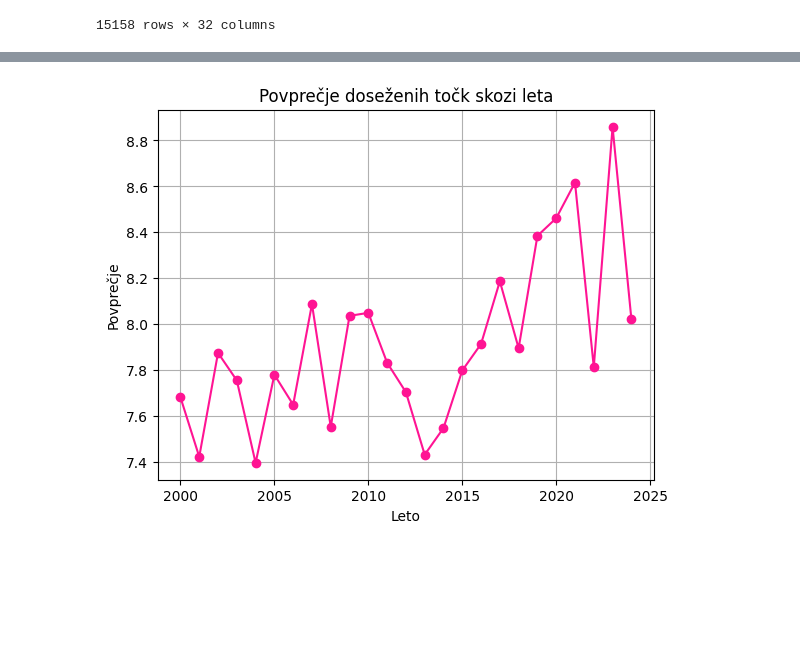
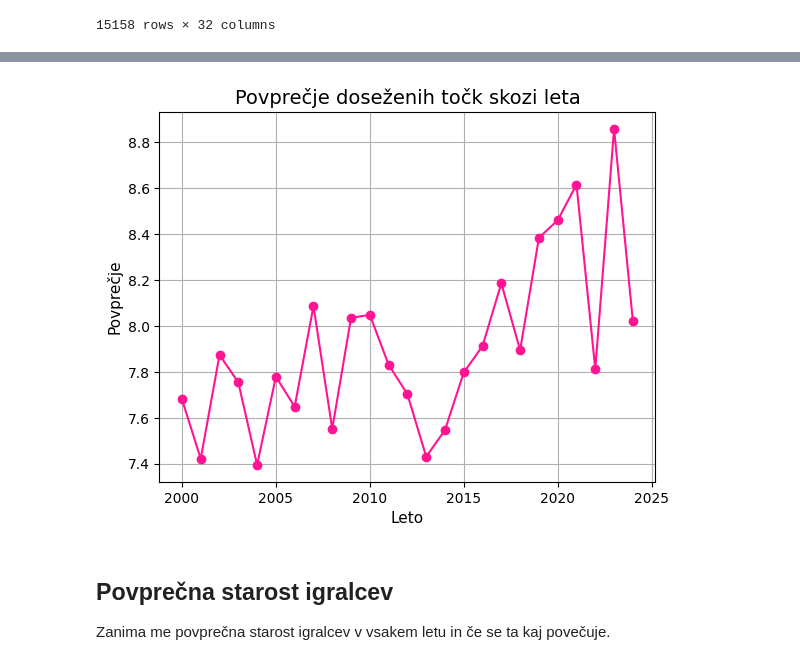
Before and after one commit to neza111/Projektna-naloga-UVP, a Jupyter notebook: analiza_podatkov.ipynb, the cells around one changed output, grey strips where cells are left out. Drawn from its saved outputs; the diff is of its cells as text; code cells hidden in the pictures; blank space fills up the shorter version.

```diff
--- a/analiza_podatkov.ipynb
+++ b/analiza_podatkov.ipynb
@@ -66,9 +109,13 @@ Name: PTS, dtype: float64
 # %%
 povprečje.plot(x="Year", y="mean", kind="line", legend=False, marker="o", color="deeppink")
-plt.title("Povprečje doseženih točk skozi leta")
-plt.xlabel("Leto")
-plt.ylabel("Povprečje")
+plt.title("Povprečje doseženih točk skozi leta", fontsize=14)
+plt.xlabel("Leto",fontsize=11)
+plt.ylabel("Povprečje",fontsize=11)
 plt.grid()
 plt.show()
 # %% [output]
-[figure, old version]
+[figure, new version]
+# %% [markdown]
+## Povprečna starost igralcev
+
+Zanima me povprečna starost igralcev v vsakem letu in če se ta kaj povečuje.
```
Also changed, not shown: parts of 8 cells of this notebook.
